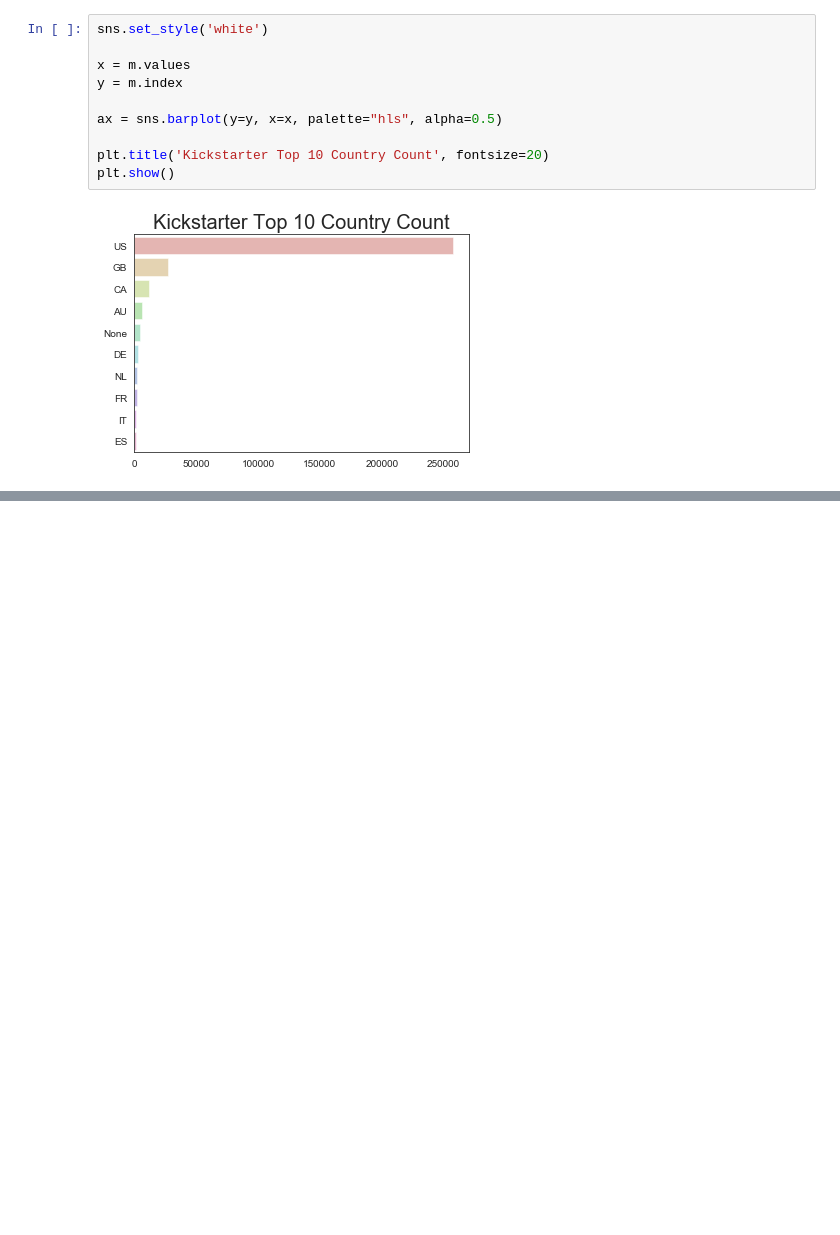
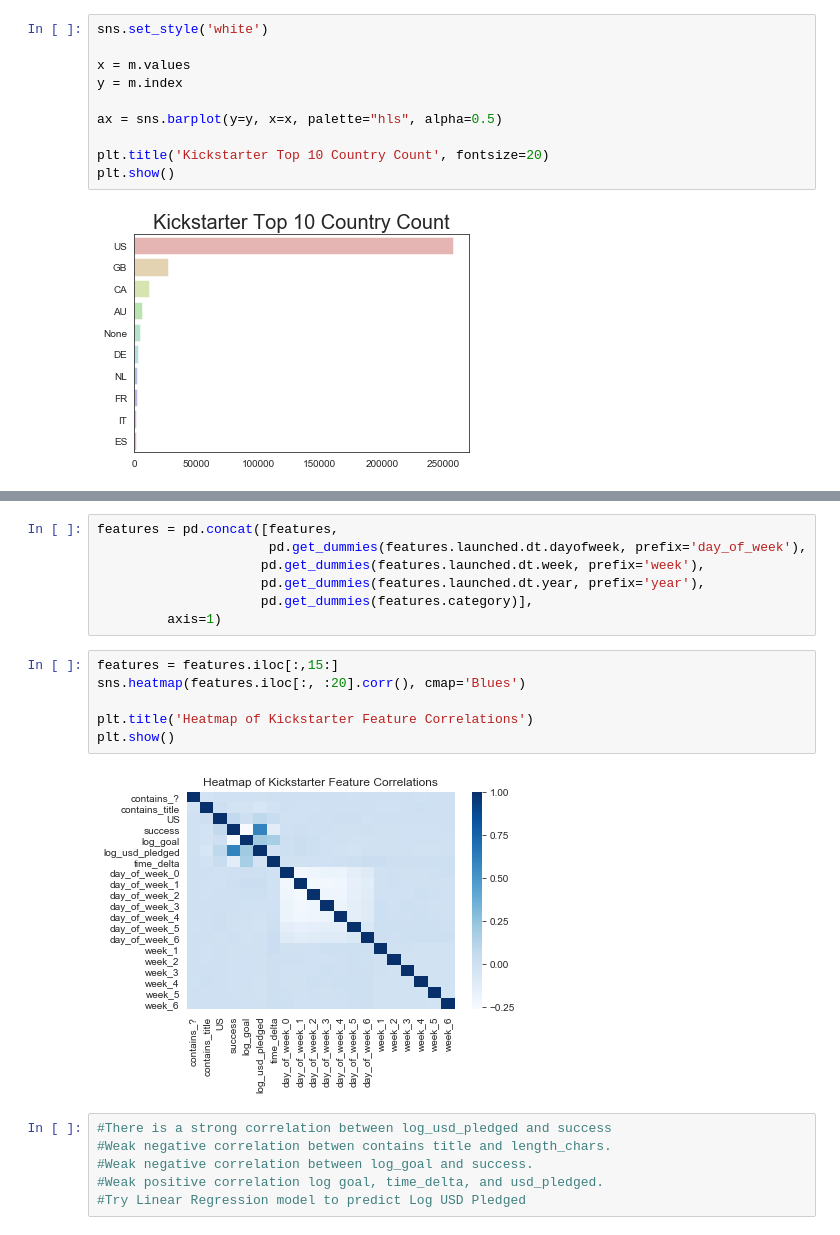
Before and after one commit to wise-monk123/CMPE256large_scale_analytics, a Jupyter notebook: CMPE 256 Group Project Kickstarter_update.ipynb, the cells around one changed output, grey strips where cells are left out. Cells and saved outputs as stored; diff of their text form; blank space fills up the shorter version.

```diff
--- a/CMPE 256 Group Project Kickstarter_update.ipynb
+++ b/CMPE 256 Group Project Kickstarter_update.ipynb
@@ -149,0 +199,21 @@ plt.show()
+# %%
+features = pd.concat([features,
+                      pd.get_dummies(features.launched.dt.dayofweek, prefix='day_of_week'),
+                     pd.get_dummies(features.launched.dt.week, prefix='week'),
+                     pd.get_dummies(features.launched.dt.year, prefix='year'),
+                     pd.get_dummies(features.category)],
+         axis=1)
+# %%
+features = features.iloc[:,15:]
+sns.heatmap(features.iloc[:, :20].corr(), cmap='Blues')
+
+plt.title('Heatmap of Kickstarter Feature Correlations')
+plt.show()
+# %% [output]
+[figure, added]
+# %%
+#There is a strong correlation between log_usd_pledged and success
+#Weak negative correlation betwen contains title and length_chars.
+#Weak negative correlation between log_goal and success.
+#Weak positive correlation log goal, time_delta, and usd_pledged.
+#Try Linear Regression model to predict Log USD Pledged
```
Also changed, not shown: parts of 16 cells of this notebook.
